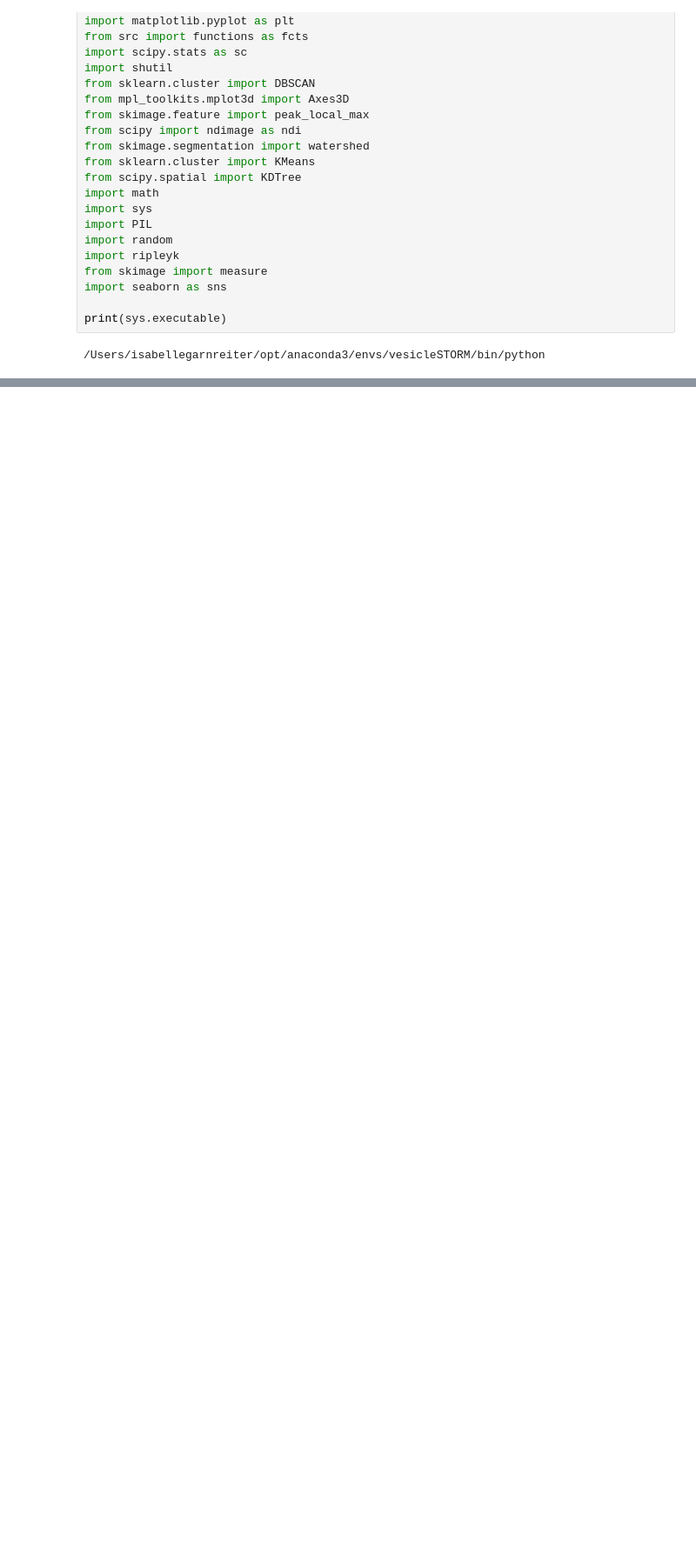
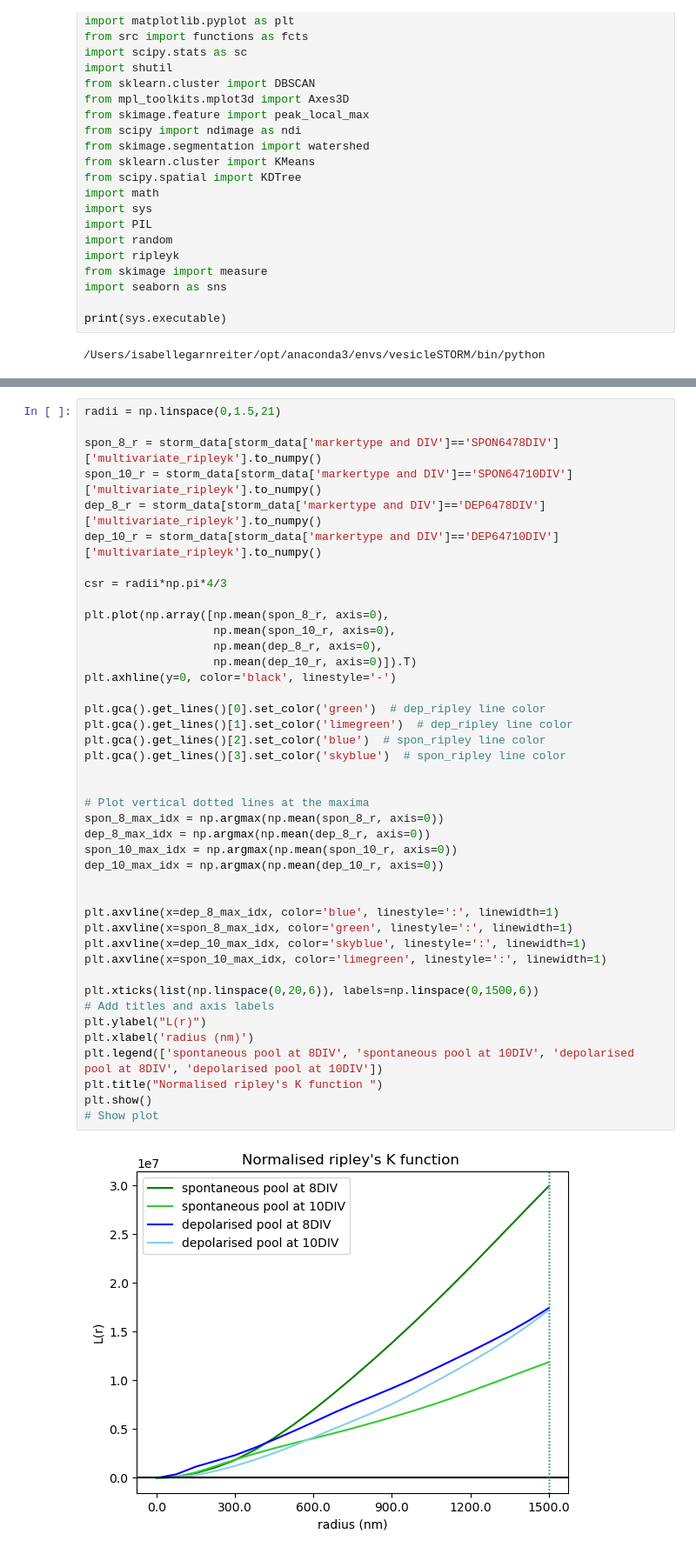
Before and after one commit to isagarnreiter/vesicleSTORM, a Jupyter notebook: scripts/STORM_analysis_2.ipynb, the cells around one changed output, grey strips where cells are left out. Shown: that part at 87% size. Cells and saved outputs as stored; diff of their text form; blank space fills up the shorter version.

```diff
--- a/scripts/STORM_analysis_2.ipynb
+++ b/scripts/STORM_analysis_2.ipynb
@@ -176,0 +169,44 @@ plt.show()
+# %%
+radii = np.linspace(0,1.5,21)
+
+spon_8_r = storm_data[storm_data['markertype and DIV']=='SPON6478DIV']['multivariate_ripleyk'].to_numpy()
+spon_10_r = storm_data[storm_data['markertype and DIV']=='SPON64710DIV']['multivariate_ripleyk'].to_numpy()
+dep_8_r = storm_data[storm_data['markertype and DIV']=='DEP6478DIV']['multivariate_ripleyk'].to_numpy()
+dep_10_r = storm_data[storm_data['markertype and DIV']=='DEP64710DIV']['multivariate_ripleyk'].to_numpy()
+
+csr = radii*np.pi*4/3
+
+plt.plot(np.array([np.mean(spon_8_r, axis=0),
+                   np.mean(spon_10_r, axis=0),
+                   np.mean(dep_8_r, axis=0),
+                   np.mean(dep_10_r, axis=0)]).T)
+plt.axhline(y=0, color='black', linestyle='-')
+
+plt.gca().get_lines()[0].set_color('green')  # dep_ripley line color
+plt.gca().get_lines()[1].set_color('limegreen')  # dep_ripley line color
+plt.gca().get_lines()[2].set_color('blue')  # spon_ripley line color
+plt.gca().get_lines()[3].set_color('skyblue')  # spon_ripley line color
+
+
+# Plot vertical dotted lines at the maxima
+spon_8_max_idx = np.argmax(np.mean(spon_8_r, axis=0))
+dep_8_max_idx = np.argmax(np.mean(dep_8_r, axis=0))
+spon_10_max_idx = np.argmax(np.mean(spon_10_r, axis=0))
+dep_10_max_idx = np.argmax(np.mean(dep_10_r, axis=0))
+
+
+plt.axvline(x=dep_8_max_idx, color='blue', linestyle=':', linewidth=1)
+plt.axvline(x=spon_8_max_idx, color='green', linestyle=':', linewidth=1)
+plt.axvline(x=dep_10_max_idx, color='skyblue', linestyle=':', linewidth=1)
+plt.axvline(x=spon_10_max_idx, color='limegreen', linestyle=':', linewidth=1)
+
+plt.xticks(list(np.linspace(0,20,6)), labels=np.linspace(0,1500,6))
+# Add titles and axis labels
+plt.ylabel("L(r)")
+plt.xlabel('radius (nm)')
+plt.legend(['spontaneous pool at 8DIV', 'spontaneous pool at 10DIV', 'depolarised pool at 8DIV', 'depolarised pool at 10DIV'])
+plt.title("Normalised ripley's K function ")
+plt.show()
+# Show plot
+# %% [output]
+[figure, added]
```
Also changed, not shown: parts of 17 cells of this notebook, 4 other files.
